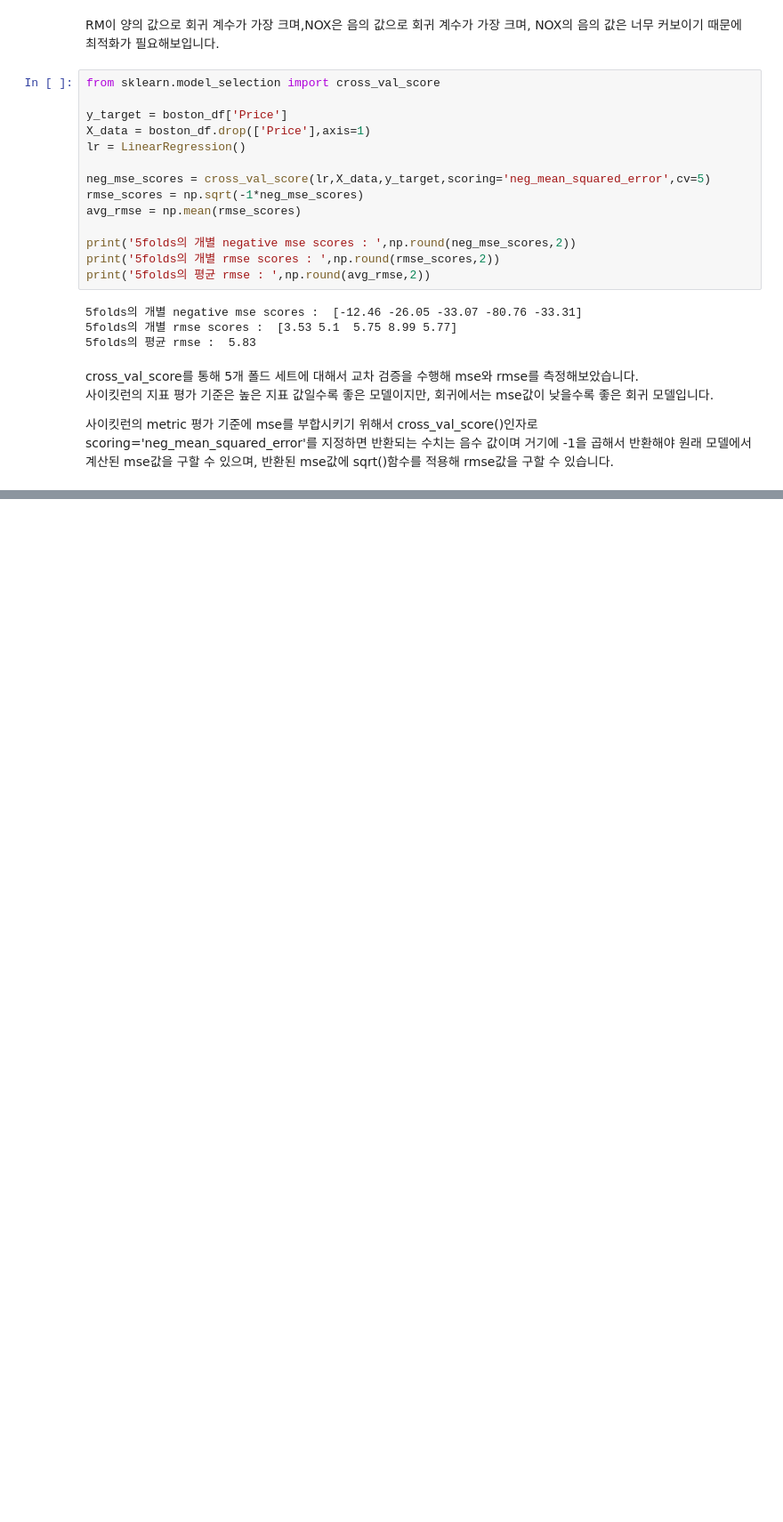
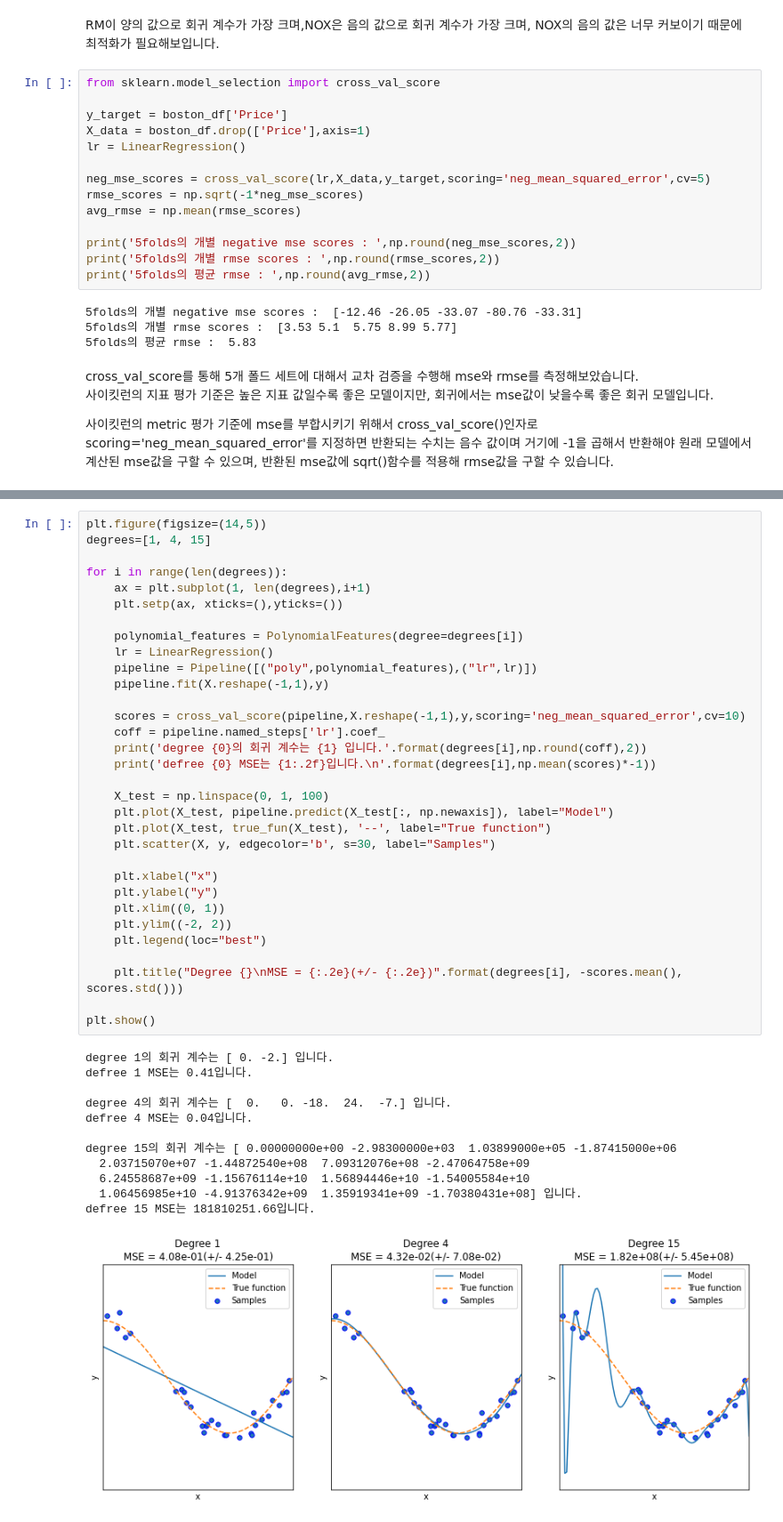
Before and after one commit to jeonprize/Machine_Learning, a Jupyter notebook: 5. 회귀.ipynb, the cells around one changed output, grey strips where cells are left out. Shown at 89% size. Saved outputs shown, nothing was run; the diff lists cells and outputs as text; blank space fills up the shorter version.

```diff
--- a/5. 회귀.ipynb
+++ b/5. 회귀.ipynb
@@ -308,0 +425,45 @@ cross_val_score를 통해 5개 폴드 세트에 대해서 교차 검증을 수
+# %%
+plt.figure(figsize=(14,5))
+degrees=[1, 4, 15]
+
+for i in range(len(degrees)):
+    ax = plt.subplot(1, len(degrees),i+1)
+    plt.setp(ax, xticks=(),yticks=())
+
+    polynomial_features = PolynomialFeatures(degree=degrees[i])
+    lr = LinearRegression()
+    pipeline = Pipeline([("poly",polynomial_features),("lr",lr)])
+    pipeline.fit(X.reshape(-1,1),y)
+
+    scores = cross_val_score(pipeline,X.reshape(-1,1),y,scoring='neg_mean_squared_error',cv=10)
+    coff = pipeline.named_steps['lr'].coef_
+    print('degree {0}의 회귀 계수는 {1} 입니다.'.format(degrees[i],np.round(coff),2))
+    print('defree {0} MSE는 {1:.2f}입니다.\n'.format(degrees[i],np.mean(scores)*-1))
+
+    X_test = np.linspace(0, 1, 100)
+    plt.plot(X_test, pipeline.predict(X_test[:, np.newaxis]), label="Model")
+    plt.plot(X_test, true_fun(X_test), '--', label="True function")
+    plt.scatter(X, y, edgecolor='b', s=30, label="Samples")
+
+    plt.xlabel("x")
+    plt.ylabel("y")
+    plt.xlim((0, 1))
+    plt.ylim((-2, 2))
+    plt.legend(loc="best")
+
+    plt.title("Degree {}\nMSE = {:.2e}(+/- {:.2e})".format(degrees[i], -scores.mean(), scores.std()))
+
+plt.show()
+# %% [output]
+degree 1의 회귀 계수는 [ 0. -2.] 입니다.
+defree 1 MSE는 0.41입니다.
+
+degree 4의 회귀 계수는 [  0.   0. -18.  24.  -7.] 입니다.
+defree 4 MSE는 0.04입니다.
+
+degree 15의 회귀 계수는 [ 0.00000000e+00 -2.98300000e+03  1.03899000e+05 -1.87415000e+06
+  2.03715070e+07 -1.44872540e+08  7.09312076e+08 -2.47064758e+09
+  6.24558687e+09 -1.15676114e+10  1.56894446e+10 -1.54005584e+10
+  1.06456985e+10 -4.91376342e+09  1.35919341e+09 -1.70380431e+08] 입니다.
+defree 15 MSE는 181810251.66입니다.
+[figure, added]
```
Also changed, not shown: parts of 14 cells of this notebook.
